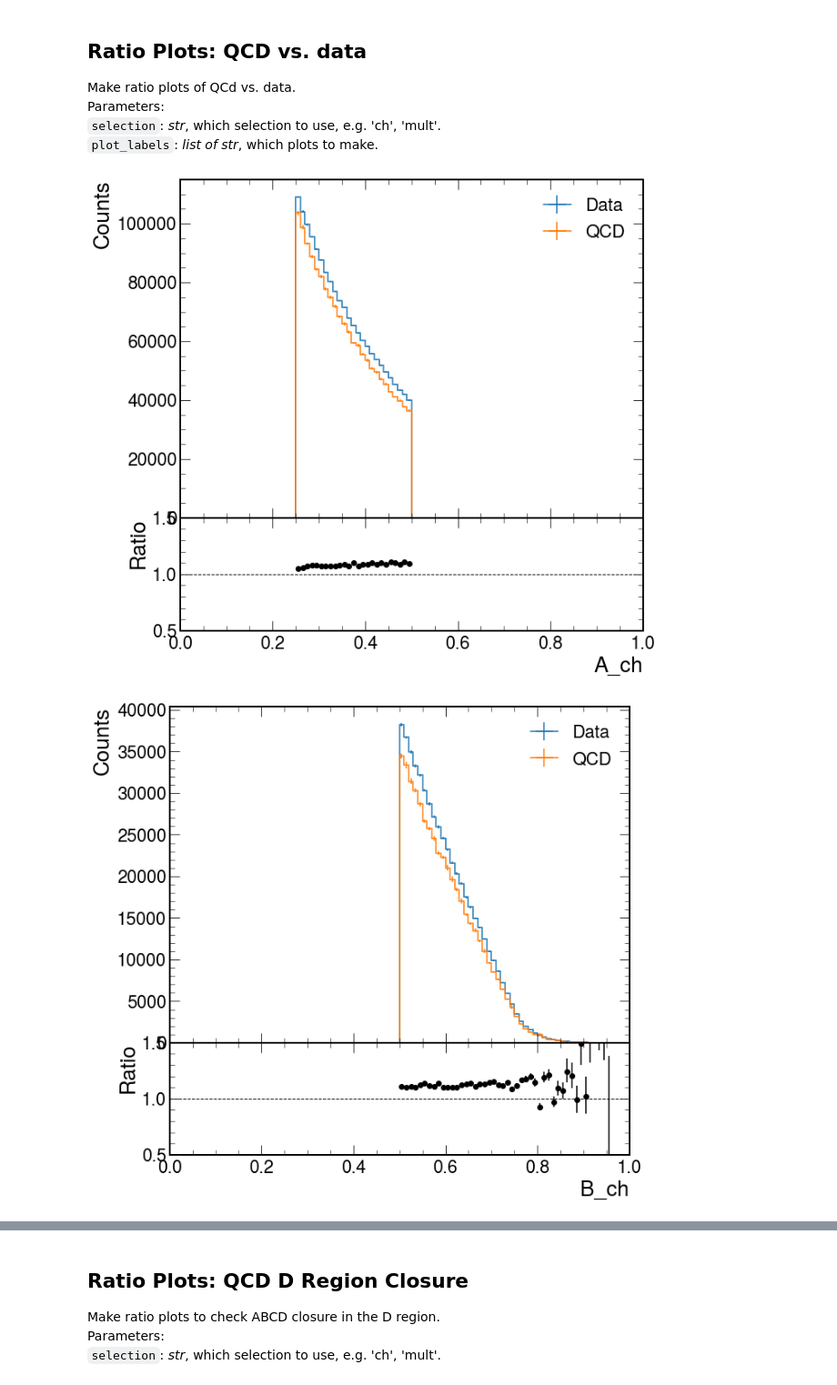
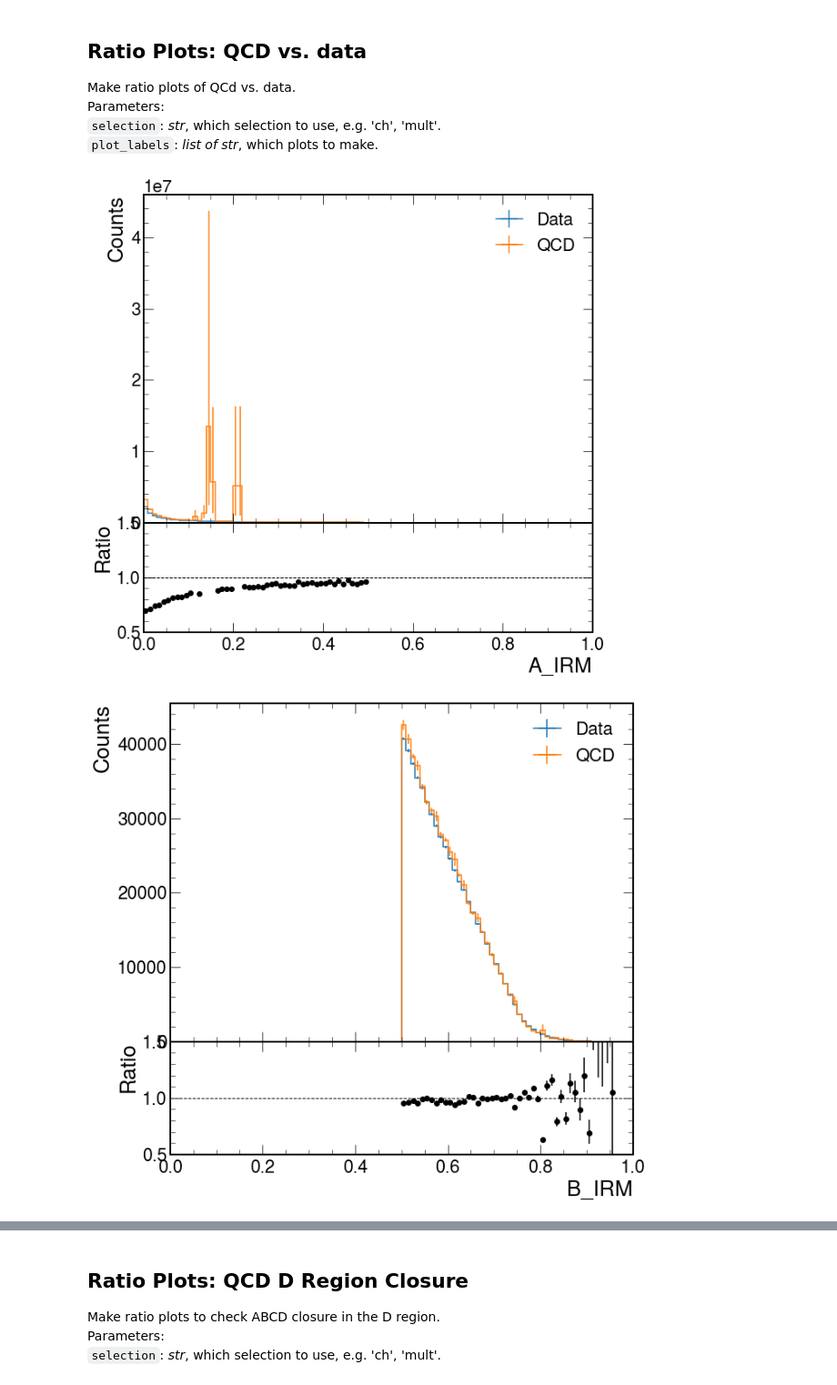
Before and after one commit to SUEPPhysics/SUEPCoffea_dask, a Jupyter notebook: plotting/plot.ipynb, the cells around one changed output, grey strips where cells are left out. Shown at 91% size. Saved outputs shown, nothing was run; the diff lists cells and outputs as text; code cells hidden in the pictures.

```diff
--- a/plotting/plot.ipynb
+++ b/plotting/plot.ipynb
@@ -23,19 +23,27 @@ matplotlib.rcParams.update({'figure.max_open_warning': 0})
 `infile_names`: _array of str_: full paths of .pkl files.<br>
 # %%
 # parameters
-input_label = 'L35Cut'
-output_label = '/home/submit/lavezzo/public_html/SUEP/nPVs_l35_njets2_study/'
+input_label = 'raw'
+output_label = '/home/submit/lavezzo/public_html/SUEP/raw/'
 file_ext = '.png'
 
 # input .pkl files
 plotDir = os.getcwd()
 infile_all = [plotDir+'/outputs/'+dataset for dataset in os.listdir(plotDir+'/outputs/')]
-# some predefined options to choose from
+
+# some predefined samples to choose from
 infile_names_2018 = [f for f in infile_all if '20UL18' in f or 'UL2018' in f]
+infile_names_2018_data = [f for f in infile_all if 'UL2018' in f]
 infile_names_2017 = [f for f in infile_all if '20UL17' in f or 'UL2017' in f]
 infile_names_2016 = [f for f in infile_all if ('20UL16MiniAODv2' in f or 'UL2016' in f) \
                      and ('HIPM_UL' not in f)]
 infile_names_2016_apv = [f for f in infile_all if ('20UL16MiniAODAPVv2' in f or 'HIPM_UL2016' in f)]
 infile_names_SUEP = [f for f in infile_all if ('SUEP-m' in f)]
+
+
 # assign your choice to infile_names
 infile_names = infile_names_2018 + infile_names_SUEP
+includers = [input_label+'.pkl']
+excluders = ['QCD_Pt', '.root']
+infile_names = [f for f in infile_names if all([i in f for i in includers])]
+infile_names = [f for f in infile_names if not any([e in f for e in excluders])]
@@ -373,9 +177,13 @@ Parameters:<br>
 `plot_label`: _str_, which plot to show.<br>
 `samples`: _list of str_, which samples to include in the plot.
 # %%
-plot_label = '2D_SUEP_spher_ntracks_ch'
-samples = ['QCD_MC', 'data',
-            'SUEP-m125-generic', 'SUEP-m400-generic', 'SUEP-m750-generic', 'SUEP-m1000-generic']
+plot_label = '2D_SUEP_spher_ntracks_IRM'
+samples = ['QCD_MC']
+#samples += ['SUEP-m125-generic', 'SUEP-m400-generic', 'SUEP-m750-generic', 'SUEP-m1000-generic']
+draw_lines = False
+line_x = 0.5
+line_y = 100
+
 for sample in samples:
 
     if plots[sample][plot_label].sum().value == 0:
@@ -385,5 +193,11 @@ for sample in samples:
     hep.hist2dplot(plots[sample][plot_label],
                norm=matplotlib.colors.LogNorm(),
                label=sample)
+
+    # draw lines to visualize ABCD regions
+    if draw_lines:
+        plt.plot([0,10000], [line_y,line_y], color='red', linestyle='dashed')
+        plt.plot([line_x,line_x], [0,1000], color='red', linestyle='dashed')
+
     plt.savefig(output_label + plot_label+ "_"+sample+file_ext)
     plt.show()
@@ -401,24 +208,26 @@ Parameters:<br>
 `selection`: _str_, which selection to use, e.g. 'ch', 'mult'.<br>
 `plot_labels`: _list of str_, which plots to make.
 # %%
-selection = 'ch'
+selection = 'IRM'
 plot_labels = ['A','B','C','D_exp']
+#plot_labels = ['A_ngood_fastjets']
 
 for plot_label in plot_labels:
 
     plot_label += '_'+selection
 
     # QCD hist for ABCD region
     hdata = plots['data'][plot_label]
     hQCD_MC = plots['QCD_MC'][plot_label]
 
     _ = hdata.plot_ratio(hQCD_MC,
                      rp_num_label='Data',
                      rp_denom_label='QCD')
 
+    #plt.xlim(0,100)
     plt.ylim(0.5,1.5)
     plt.savefig(output_label + plot_label + file_ext, bbox_inches='tight')
     plt.show()
 # %% [output]
-[figure, old version]
+[figure, new version]
-[figure, old version]
+[figure, new version]
```
Also changed, not shown: parts of 16 cells of this notebook, 4 other files.
